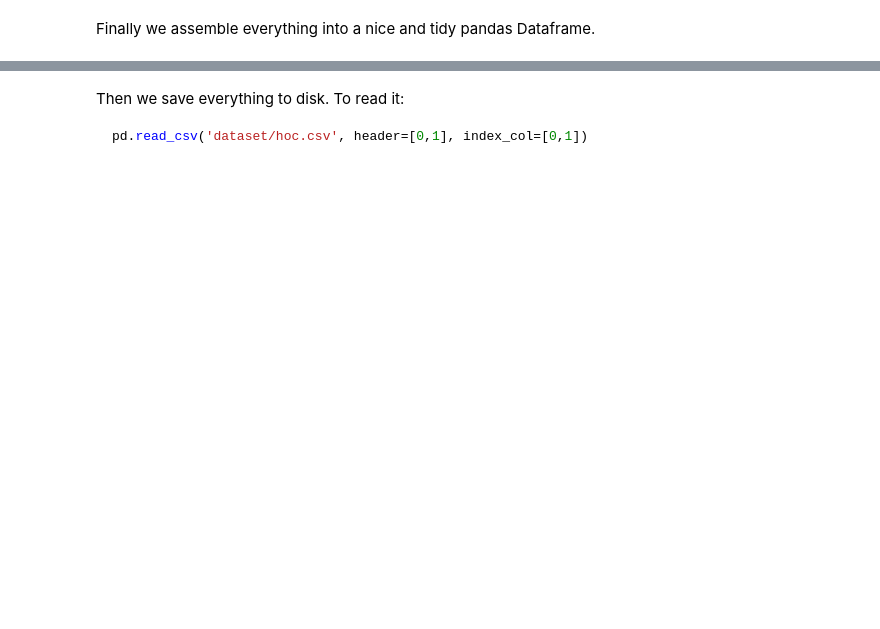
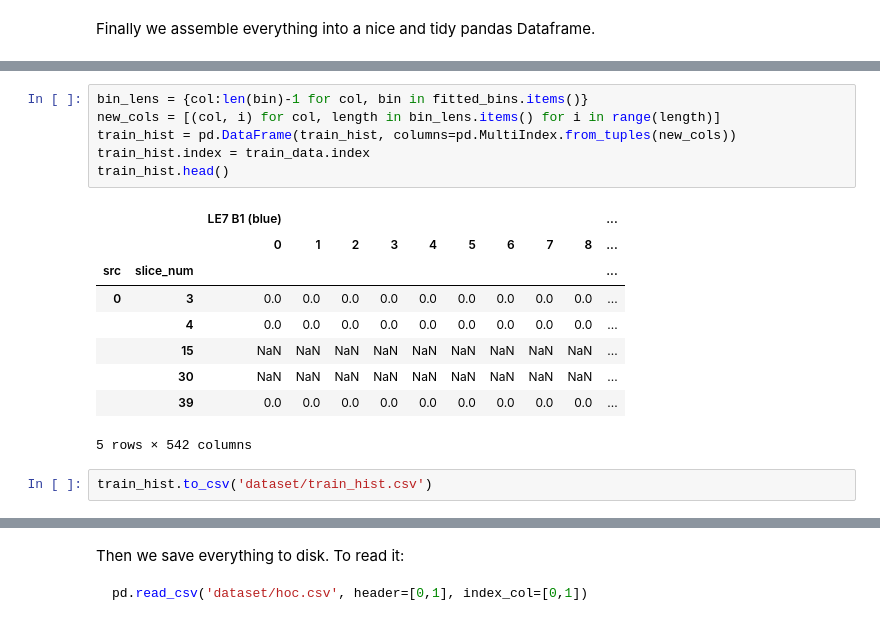
Before and after one commit to jonasbarth/fds-2022-final-project, a Jupyter notebook: hoc.ipynb, the cells around one changed output, grey strips where cells are left out. Cells and saved outputs as stored; diff of their text form; blank space fills up the shorter version.

```diff
--- a/hoc.ipynb
+++ b/hoc.ipynb
@@ -103,0 +132,18 @@ d_hist.head()
+# %%
+bin_lens = {col:len(bin)-1 for col, bin in fitted_bins.items()}
+new_cols = [(col, i) for col, length in bin_lens.items() for i in range(length)]
+train_hist = pd.DataFrame(train_hist, columns=pd.MultiIndex.from_tuples(new_cols))
+train_hist.index = train_data.index
+train_hist.head()
+# %% [output]
+|  |  | LE7 B1 (blue) |  |  |  |  |  |  |  |  | ... |
+|  |  | 0 | 1 | 2 | 3 | 4 | 5 | 6 | 7 | 8 | ... |
+| src | slice_num |  |  |  |  |  |  |  |  |  | ... |
+| 0 | 3 | 0.0 | 0.0 | 0.0 | 0.0 | 0.0 | 0.0 | 0.0 | 0.0 | 0.0 | ... |
+|  | 4 | 0.0 | 0.0 | 0.0 | 0.0 | 0.0 | 0.0 | 0.0 | 0.0 | 0.0 | ... |
+|  | 15 | NaN | NaN | NaN | NaN | NaN | NaN | NaN | NaN | NaN | ... |
+|  | 30 | NaN | NaN | NaN | NaN | NaN | NaN | NaN | NaN | NaN | ... |
+|  | 39 | 0.0 | 0.0 | 0.0 | 0.0 | 0.0 | 0.0 | 0.0 | 0.0 | 0.0 | ... |
+5 rows × 542 columns
+# %%
+train_hist.to_csv('dataset/train_hist.csv')
```
Also changed, not shown: parts of 18 cells of this notebook.
